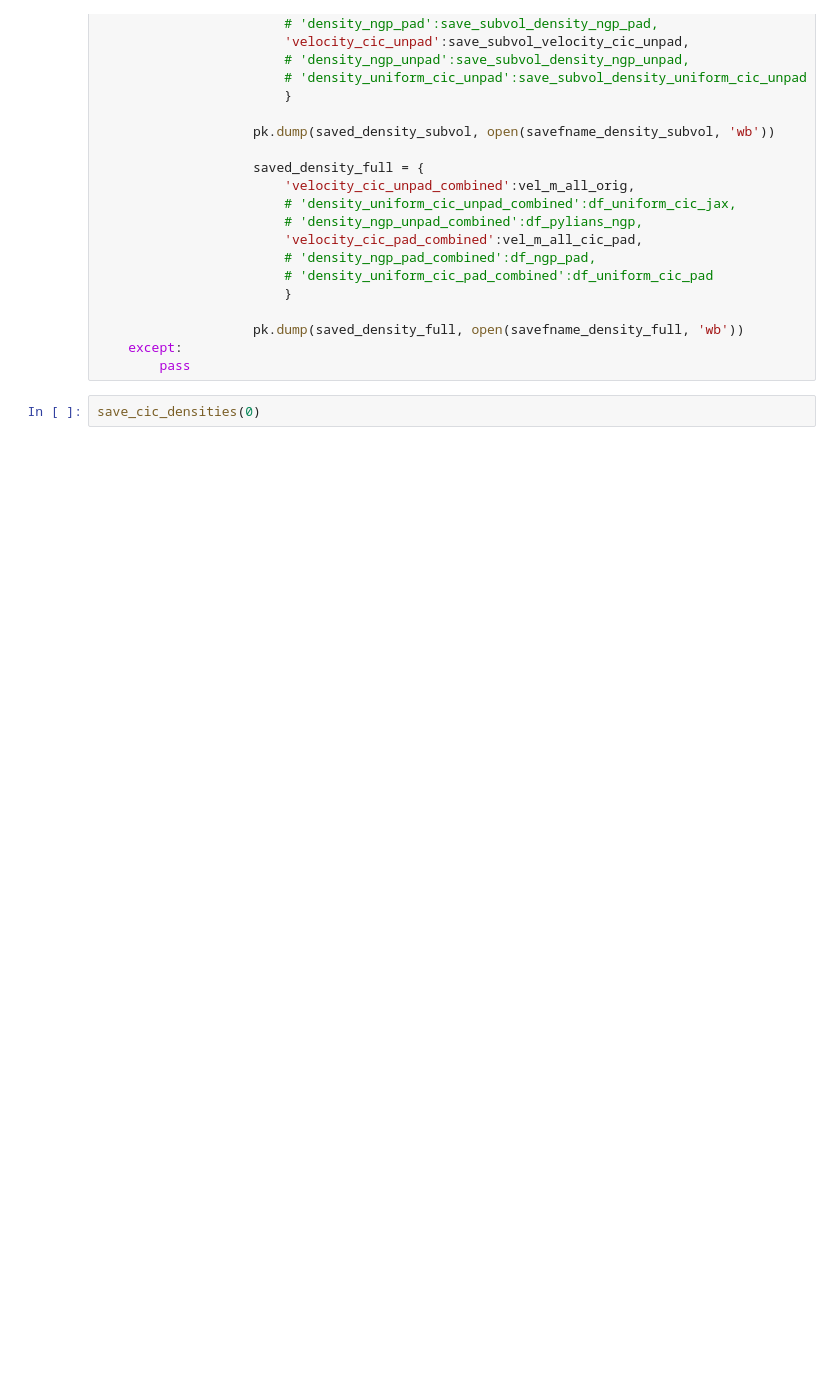
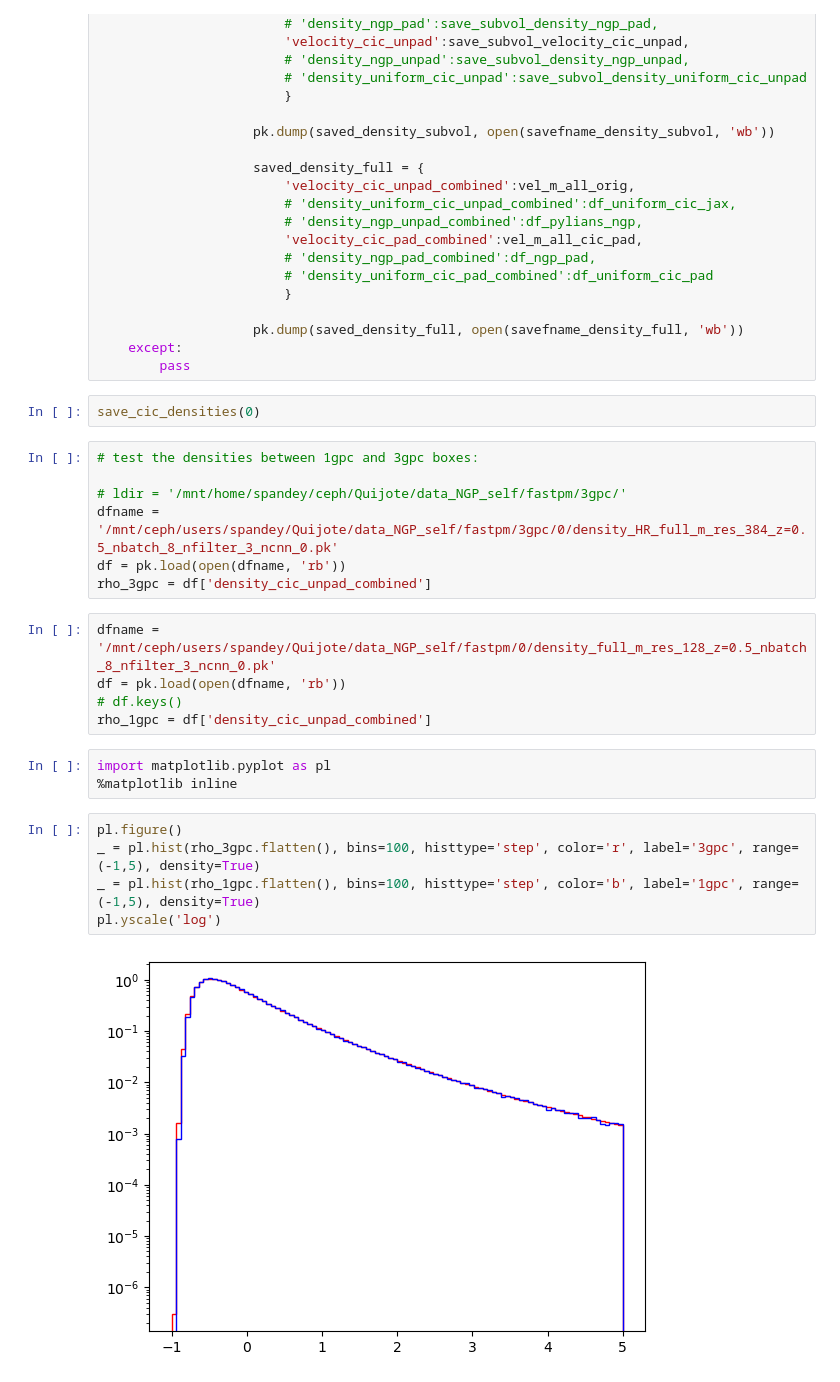
Before and after one commit to shivampcosmo/CHARM, a Jupyter notebook: prep_data/process_3Gpc_run.ipynb, the cells around one changed output. Cells and saved outputs as stored; diff of their text form; blank space fills up the shorter version.

```diff
--- a/prep_data/process_3Gpc_run.ipynb
+++ b/prep_data/process_3Gpc_run.ipynb
@@ -336,3 +336,25 @@ def save_cic_densities(ji):
         pass
 # %%
 save_cic_densities(0)
+# %%
+# test the densities between 1gpc and 3gpc boxes:
+
+# ldir = '/mnt/home/spandey/ceph/Quijote/data_NGP_self/fastpm/3gpc/'
+dfname = '/mnt/ceph/users/spandey/Quijote/data_NGP_self/fastpm/3gpc/0/density_HR_full_m_res_384_z=0.5_nbatch_8_nfilter_3_ncnn_0.pk'
+df = pk.load(open(dfname, 'rb'))
+rho_3gpc = df['density_cic_unpad_combined']
+# %%
+dfname = '/mnt/ceph/users/spandey/Quijote/data_NGP_self/fastpm/0/density_full_m_res_128_z=0.5_nbatch_8_nfilter_3_ncnn_0.pk'
+df = pk.load(open(dfname, 'rb'))
+# df.keys()
+rho_1gpc = df['density_cic_unpad_combined']
+# %%
+import matplotlib.pyplot as pl
+%matplotlib inline
+# %%
+pl.figure()
+_ = pl.hist(rho_3gpc.flatten(), bins=100, histtype='step', color='r', label='3gpc', range=(-1,5), density=True)
+_ = pl.hist(rho_1gpc.flatten(), bins=100, histtype='step', color='b', label='1gpc', range=(-1,5), density=True)
+pl.yscale('log')
+# %% [output]
+[figure, added]
```
Also changed, not shown: 10 other files.
